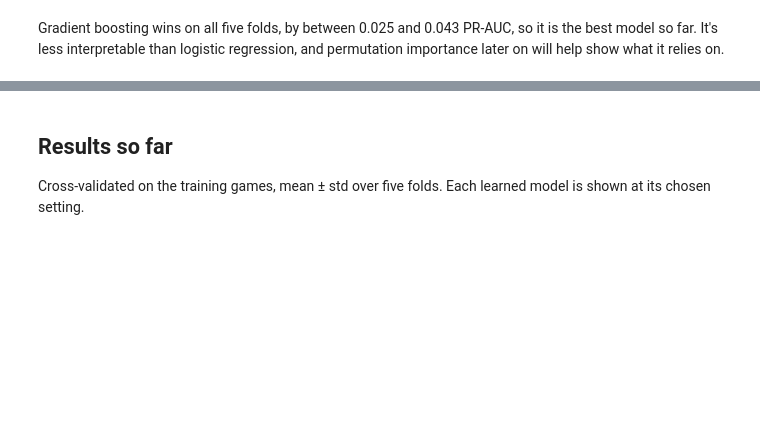
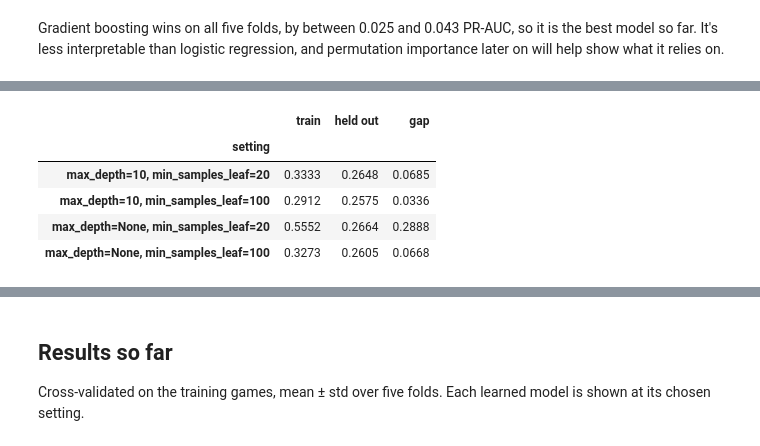
Before and after one commit to patrick-oreilly/chess-blunder-risk, a Jupyter notebook: notebooks/04_model_comparison.ipynb, the cells around one changed output, grey strips where cells are left out. Saved outputs shown, nothing was run; the diff lists cells and outputs as text; code cells hidden in the pictures; blank space fills up the shorter version.

```diff
--- a/notebooks/04_model_comparison.ipynb
+++ b/notebooks/04_model_comparison.ipynb
@@ -192,7 +192,8 @@ pd.set_option('display.max_colwidth', None)
 
 def label(results: pd.DataFrame, keys) -> pd.Series:
     """A readable name for each setting, such as 'max_iter=300, learning_rate=0.1'."""
-    return results[list(keys)].apply(lambda r: ', '.join(f'{k}={r[k]:g}' for k in keys), axis=1)
+    return results[list(keys)].apply(
+        lambda r: ', '.join(f'{k}={r[k]:g}' if pd.notna(r[k]) else f'{k}=None' for k in keys), axis=1)
 
 fit_gap = pd.concat([
     lr.results.assign(model='logistic regression', setting=label(lr.results, ['C'])),
@@ -248,0 +290,12 @@ help show what it relies on.
+# %%
+rf_gap = rf.results.assign(setting=label(rf.results, rf_grid)).set_index('setting')[['mean train_pr_auc', 'mean pr_auc']]
+rf_gap.columns = ['train', 'held out']
+rf_gap['gap'] = rf_gap['train'] - rf_gap['held out']
+rf_gap.round(4)
+# %% [output]
+|  | train | held out | gap |
+| setting |  |  |  |
+| max_depth=10, min_samples_leaf=20 | 0.3333 | 0.2648 | 0.0685 |
+| max_depth=10, min_samples_leaf=100 | 0.2912 | 0.2575 | 0.0336 |
+| max_depth=None, min_samples_leaf=20 | 0.5552 | 0.2664 | 0.2888 |
+| max_depth=None, min_samples_leaf=100 | 0.3273 | 0.2605 | 0.0668 |
```
Also changed, not shown: parts of 10 cells of this notebook, 2 other files.
